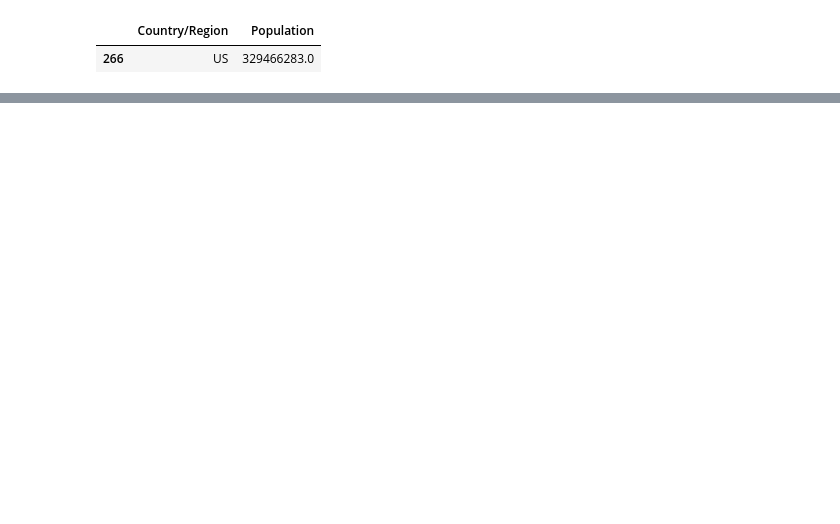
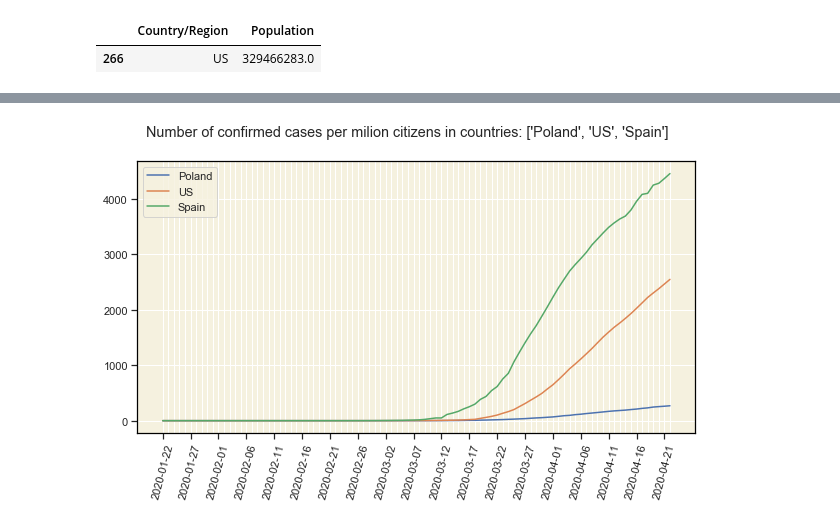
Before and after one commit to msarnacki/coronavirus-2019-nCoV, a Jupyter notebook: main.ipynb, the cells around one changed output, grey strips where cells are left out. Saved outputs shown, nothing was run; the diff lists cells and outputs as text; code cells hidden in the pictures; blank space fills up the shorter version.

```diff
--- a/main.ipynb
+++ b/main.ipynb
@@ -596,0 +653,4 @@ df_confirmed_gb_per_mil
+# %%
+plot_countries_per_mil(["Poland", "US", "Spain"], every_nth = 5,save = False)
+# %% [output]
+[figure, added]
```
Also changed, not shown: parts of 21 cells of this notebook, 12 other files.
